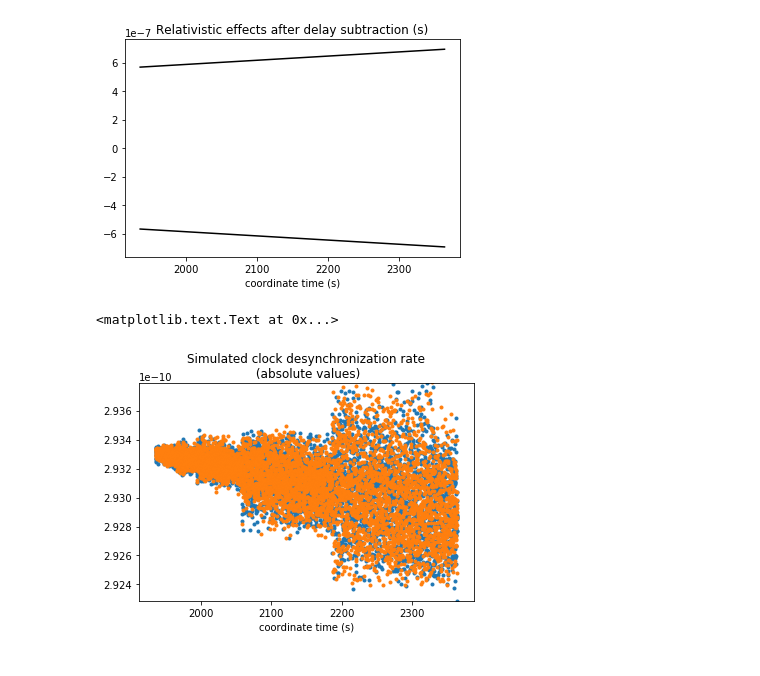
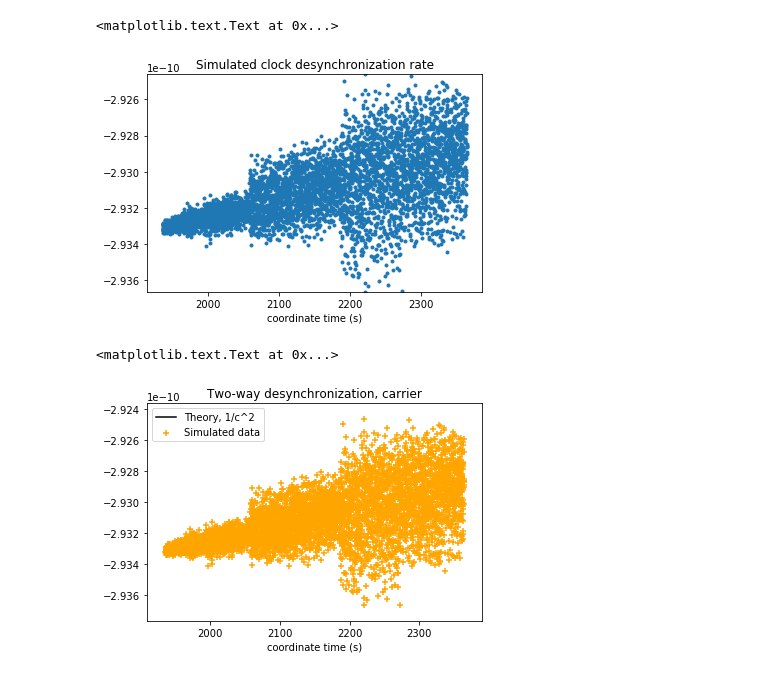
Before and after one commit to kalaydzhyan/dark-matter-codes, a Jupyter notebook: two_way.ipynb, the cells around one changed output. Drawn from its saved outputs; the diff is of its cells as text; code cells hidden in the pictures.

```diff
--- a/two_way.ipynb
+++ b/two_way.ipynb
@@ -88,0 +133,10 @@ def unit_vector(vector):
+# %%
+""" Forming 2-way desynchronization observable, as defined by SYRTE """
+
+#times = data1['coord.time'].as_matrix(columns = None)
+gs_positions = map(lambda x: position_by_time(gs_orbit, x), data1['coord.time'])
+abs_gs_positions = np.array(map(np.linalg.norm, gs_positions))
+grav_factor = 1 - GM/(abs_gs_positions*phco.c**2)
+
+data1["2way_desync"] = 0.5*(data2['PToF'] - data1['PToF'] + \
+                           grav_factor*(data2["all.delays"] - data1["all.delays"]))
@@ -94,27 +214,12 @@ data1.plot(x = 'coord.time', y = ['PToF','geometric.ToF'])
 # %%
-""" Plotting the relativistic effect"""
+time_steps_experiment = np.gradient(np.array(data1['coord.time']))
+data_derivatives = np.gradient(np.array(data1['2way_desync']))/time_steps_experiment
 
-
-fig, ax = plt.subplots()
-plt.plot(data1['coord.time'], data1['test'], c = 'k')
-plt.plot(data2['coord.time'], data2['test'], c = 'k')
-plt.xlabel('coordinate time (s)')
-plt.title('Relativistic effects after delay subtraction (s)')
-plt.show()
-
-""" Taking derivative of that data """
-
-time_steps_experiment = np.gradient(np.array(data1['coord.time']))
-data_derivatives1 = np.gradient(np.array(data1['test']))/time_steps_experiment
-data_derivatives2 = np.gradient(np.array(data2['test']))/time_steps_experiment
-
-plt.scatter(data1['coord.time'], np.absolute(data_derivatives1), marker = '.')
-plt.scatter(data2['coord.time'], np.absolute(data_derivatives2), marker = '.')
-plt.ylim(np.min(data_derivatives1), np.max(data_derivatives1))
+plt.scatter(data1['coord.time'], data_derivatives, marker = '.')
+plt.ylim(np.min(data_derivatives), np.max(data_derivatives))
 
 plt.xlabel('coordinate time (s)')
-plt.title('Simulated clock desynchronization rate\n (absolute values)')
+plt.title('Simulated clock desynchronization rate')
 # %% [output]
+<matplotlib.text.Text at 0x...>
-[figure, old version]
+[figure, new version]
-<matplotlib.text.Text at 0x...>
-[figure, removed]
@@ -138,0 +226,13 @@ assert gs_acceleration.shape[0] == gs_orbit.shape[0]
+# %%
+t_first = int(data1['coord.time'][0])
+t_last = int(data1['coord.time'][-1])
+
+plt.plot(np.array(gs_orbit['coord.time'][t_first:t_last]), relativistic_array[t_first:t_last], c = 'k')
+plt.scatter(data1['coord.time'], data_derivatives, c = 'orange', marker = '+')
+plt.ylim(np.min(data_derivatives) - 1e-13, np.max(data_derivatives) + 1e-13)
+plt.legend(["Theory, 1/c^2", "Simulated data"])
+plt.title('Two-way desynchronization, ' + ("carrier" if carrier_code=="ca" else "code"))
+plt.xlabel('coordinate time (s)')
+# %% [output]
+<matplotlib.text.Text at 0x...>
+[figure, added]
```
Also changed, not shown: parts of 10 cells of this notebook, 1 other file.
